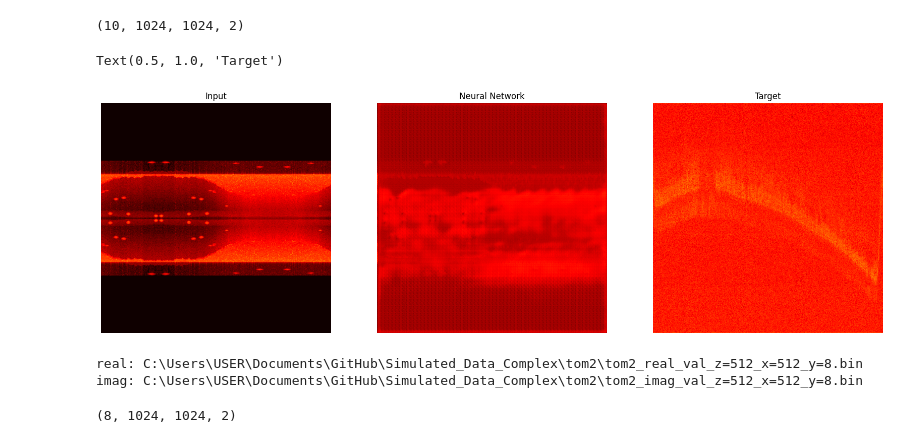
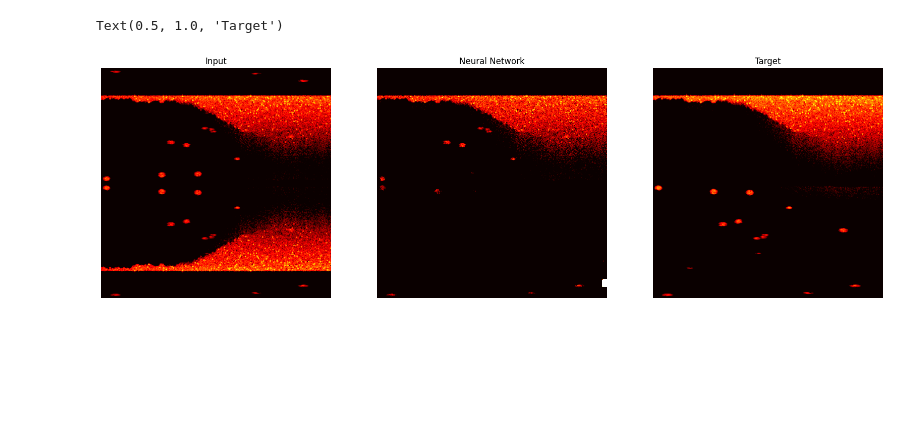
Before and after one commit to Diegoapulgarin/DLOCT, a Jupyter notebook: CxDLOCT/predict_pix2pixcomplex.ipynb, the cells around one changed output. Cells and saved outputs as stored; diff of their text form; code cells hidden in the pictures; blank space fills up the shorter version.

```diff
--- a/CxDLOCT/predict_pix2pixcomplex.ipynb
+++ b/CxDLOCT/predict_pix2pixcomplex.ipynb
@@ -77,4 +125,4 @@ tomccNorm = np.transpose(tomccNorm, (2, 0, 1, 3))
 # %%
-path = r'E:\models\mse-mae_tanh_relu_7L'
-modelName = 'model_026160.h5'
+path = r'E:\models\cxpix2pixcomplexdbscale3\models'
+modelName = 'model_048158.h5'
 model = tf.keras.models.load_model(os.path.join(path,modelName), compile=False)
@@ -81,3 +208,5 @@ model = tf.keras.models.load_model(os.path.join(path,modelName), compile=False)
 # %%
-tomPredict = np.array(model.predict(tomccNorm, batch_size=1), dtype='float32')
+tomPredictS = np.array(model.predict(tomccNormS, batch_size=1), dtype='float32')
+tomPredictreorderedS = np.transpose(tomPredictS, (1, 2, 0, 3))
+tomPredictFullScaleS = inverseLogScale(tomPredictreorderedS,imaxS,iminS)
 # %% [output]
@@ -85,61 +214,17 @@ tomPredict = np.array(model.predict(tomccNorm, batch_size=1), dtype='float32')
-# %%
-tomNorm.shape
-# %% [output]
-(10, 1024, 1024, 2)
 # %%
-tomPredictreordered = np.transpose(tomPredict, (1, 2, 0, 3))
-tomPredictFullScale = denormalize_tomogram(tomPredictreordered,imax,imin)
+vmin = 70
+vmax = 150
+bscan = 0
 fig,axs = plt.subplots(ncols=3,nrows=1,figsize=(20,15))
-axs[0].imshow(abs(tomccNorm[0,:,:,0]+1j*tomccNorm[0,:,:,1]),cmap='hot',vmax=2,vmin=0.5)
+axs[0].imshow(dbscale(tomccsyntetic[:,:,bscan,:]),cmap='hot',vmin=vmin,vmax=vmax)
 axs[0].axis('off')
 axs[0].set_title('Input')
-axs[1].imshow(abs(tomPredictreordered[:,:,0,0]+1j*tomPredictreordered[:,:,0,1]),cmap='hot',vmax=2,vmin=0.5)
+axs[1].imshow(dbscale(tomPredictFullScaleS[:,:,bscan,:]+c),cmap='hot',vmin=vmin,vmax=vmax)
 axs[1].axis('off')
 axs[1].set_title('Neural Network')
-axs[2].imshow(abs(tomNorm[0,:,:,0]+1j*tomNorm[0,:,:,1]),cmap='hot',vmax=2,vmin=0.5)
+axs[2].imshow(dbscale(tomS[:,:,bscan,:]),cmap='hot',vmin=vmin,vmax=vmax)
 axs[2].axis('off')
 axs[2].set_title('Target')
 # %% [output]
 Text(0.5, 1.0, 'Target')
-[figure, old version]
+[figure, new version]
-# %%
-
-def extract_dimensions(file_name):
-    parts = file_name.split('_')
-    dimensions = []
-    for part in parts:
-        if 'z=' in part or 'x=' in part or 'y=' in part:
-            number = int(part.split('=')[-1])
-            dimensions.append(number)
-    return tuple(dimensions)
-
-def read_tomogram(file_path, dimensions):
-    depth, height, width = dimensions
-    with open(file_path, 'rb') as file:
-        tomogram = np.fromfile(file, dtype='single')
-        tomogram = tomogram.reshape((depth, height, width),order='F')
-    return tomogram
-
-pathcomplex = r'C:\Users\USER\Documents\GitHub\Simulated_Data_Complex\tom2'
-artifact_files = os.listdir(pathcomplex)
-for imag_file, real_file in zip(artifact_files[::2], artifact_files[1::2]):
-    real_file_path = os.path.join(pathcomplex, real_file)
-    imag_file_path = os.path.join(pathcomplex, imag_file)
-    print(f'real: {real_file_path}')
-    print(f'imag: {imag_file_path}')
-    dimensions = extract_dimensions(real_file[:-4])
-    tomReal = read_tomogram(real_file_path, dimensions)
-    tomImag = read_tomogram(imag_file_path, dimensions)
-    tomcc = np.stack((tomReal,tomImag),axis=3)
-    del tomImag, tomReal
-tomsyntetic = np.pad(tomcc,pad_width=((256,256),(0,0),(0,0),(0,0)),mode='constant',constant_values=1)
-tomsyntetic = np.pad(tomsyntetic,pad_width=((0,0),(256,256),(0,0),(0,0)),mode='reflect')
-tomccNorm,imax,imin = normalize_tomogram(tomsyntetic)
-tomccNorm = np.transpose(tomccNorm, (2, 0, 1, 3))
-# %% [output]
-real: C:\Users\USER\Documents\GitHub\Simulated_Data_Complex\tom2\tom2_real_val_z=512_x=512_y=8.bin
-imag: C:\Users\USER\Documents\GitHub\Simulated_Data_Complex\tom2\tom2_imag_val_z=512_x=512_y=8.bin
-# %%
-tomccNorm.shape
-# %% [output]
-(8, 1024, 1024, 2)
```
Also changed, not shown: parts of 13 cells of this notebook, 6 other files.
